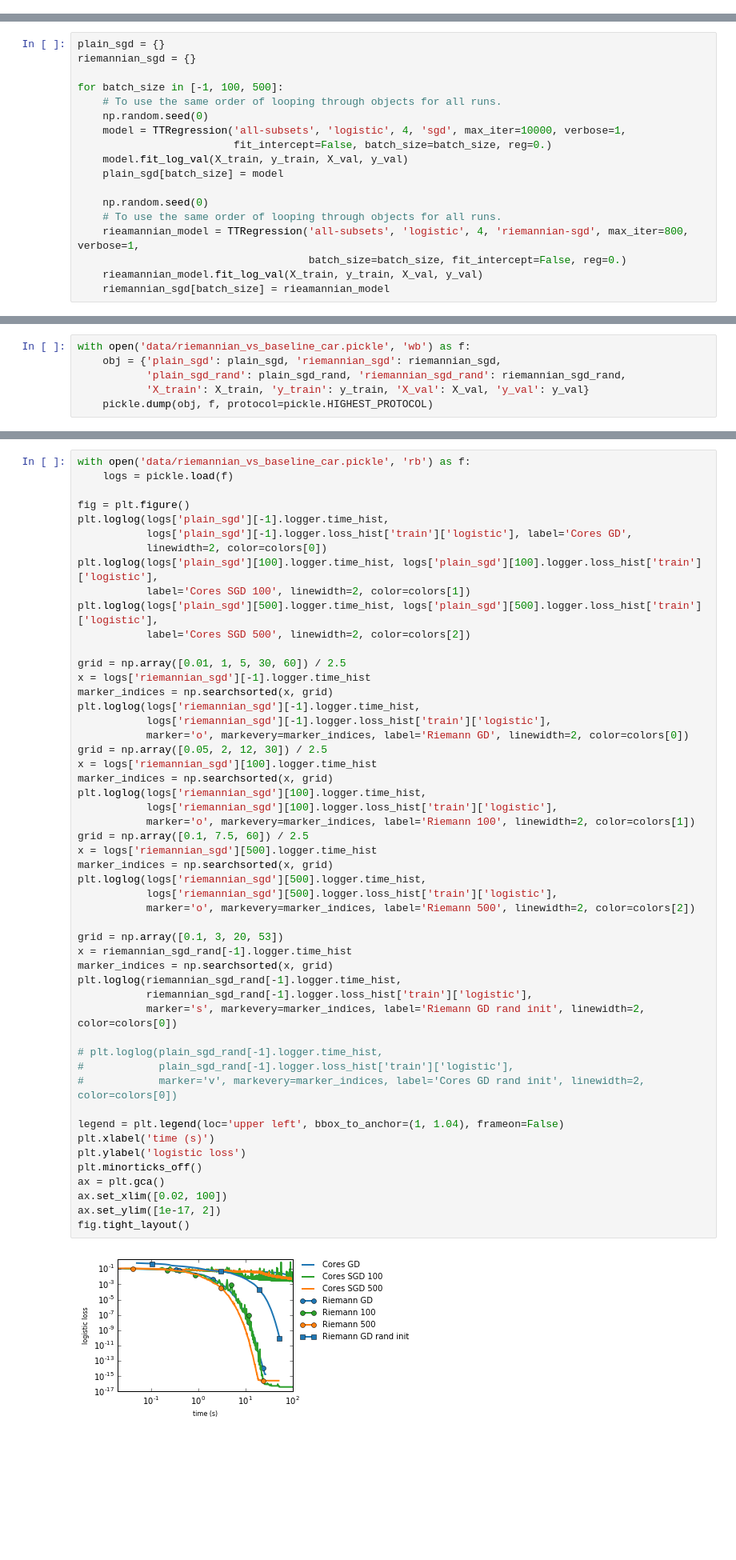
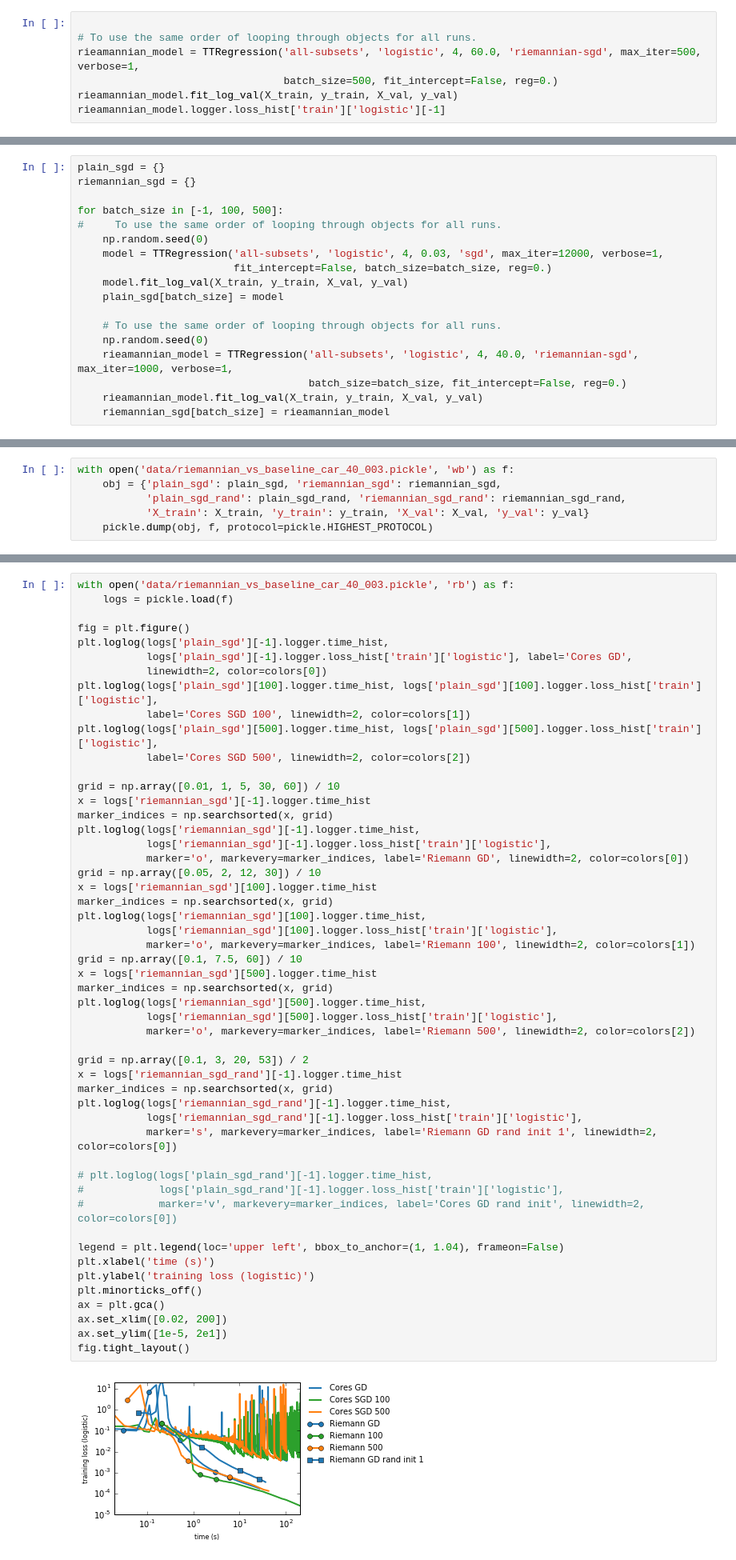
Before and after one commit to Bihaqo/exp-machines, a Jupyter notebook: experiments/Riemannian_vs_baseline_car.ipynb, the cells around one changed output, grey strips where cells are left out. Shown at 80% size. Saved outputs shown, nothing was run; the diff lists cells and outputs as text; blank space fills up the shorter version.

Commit message:
Init new version of the riemannian comparison plots

```diff
--- a/experiments/Riemannian_vs_baseline_car.ipynb
+++ b/experiments/Riemannian_vs_baseline_car.ipynb
@@ -77,0 +208,7 @@ print(X_val.shape)
+# %%
+
+# To use the same order of looping through objects for all runs.
+rieamannian_model = TTRegression('all-subsets', 'logistic', 4, 60.0, 'riemannian-sgd', max_iter=500, verbose=1,
+                                 batch_size=500, fit_intercept=False, reg=0.)
+rieamannian_model.fit_log_val(X_train, y_train, X_val, y_val)
+rieamannian_model.logger.loss_hist['train']['logistic'][-1]
@@ -80,16 +224,16 @@ plain_sgd = {}
 riemannian_sgd = {}
 
 for batch_size in [-1, 100, 500]:
-    # To use the same order of looping through objects for all runs.
+#     To use the same order of looping through objects for all runs.
     np.random.seed(0)
-    model = TTRegression('all-subsets', 'logistic', 4, 'sgd', max_iter=10000, verbose=1,
+    model = TTRegression('all-subsets', 'logistic', 4, 0.03, 'sgd', max_iter=12000, verbose=1,
                          fit_intercept=False, batch_size=batch_size, reg=0.)
     model.fit_log_val(X_train, y_train, X_val, y_val)
     plain_sgd[batch_size] = model
 
+    # To use the same order of looping through objects for all runs.
     np.random.seed(0)
-    # To use the same order of looping through objects for all runs.
-    rieamannian_model = TTRegression('all-subsets', 'logistic', 4, 'riemannian-sgd', max_iter=800, verbose=1,
+    rieamannian_model = TTRegression('all-subsets', 'logistic', 4, 40.0, 'riemannian-sgd', max_iter=1000, verbose=1,
                                      batch_size=batch_size, fit_intercept=False, reg=0.)
     rieamannian_model.fit_log_val(X_train, y_train, X_val, y_val)
     riemannian_sgd[batch_size] = rieamannian_model
@@ -123,7 +294,7 @@ riemannian_sgd_rand[batch_size] = riemannian_model_rand
 # %% [markdown]
 # Save
 # %%
-with open('data/riemannian_vs_baseline_car.pickle', 'wb') as f:
+with open('data/riemannian_vs_baseline_car_40_003.pickle', 'wb') as f:
     obj = {'plain_sgd': plain_sgd, 'riemannian_sgd': riemannian_sgd,
            'plain_sgd_rand': plain_sgd_rand, 'riemannian_sgd_rand': riemannian_sgd_rand,
            'X_train': X_train, 'y_train': y_train, 'X_val': X_val, 'y_val': y_val}
@@ -149,7 +320,7 @@ for i in range(len(colors)):
     r, g, b = colors[i]
     colors[i] = (r / 255., g / 255., b / 255.)
 # %%
-with open('data/riemannian_vs_baseline_car.pickle', 'rb') as f:
+with open('data/riemannian_vs_baseline_car_40_003.pickle', 'rb') as f:
     logs = pickle.load(f)
 
 fig = plt.figure()
@@ -160,47 +331,47 @@ plt.loglog(logs['plain_sgd'][100].logger.time_hist, logs['plain_sgd'][100].logge
            label='Cores SGD 100', linewidth=2, color=colors[1])
 plt.loglog(logs['plain_sgd'][500].logger.time_hist, logs['plain_sgd'][500].logger.loss_hist['train']['logistic'],
            label='Cores SGD 500', linewidth=2, color=colors[2])
 
-grid = np.array([0.01, 1, 5, 30, 60]) / 2.5
+grid = np.array([0.01, 1, 5, 30, 60]) / 10
 x = logs['riemannian_sgd'][-1].logger.time_hist
 marker_indices = np.searchsorted(x, grid)
 plt.loglog(logs['riemannian_sgd'][-1].logger.time_hist,
            logs['riemannian_sgd'][-1].logger.loss_hist['train']['logistic'],
            marker='o', markevery=marker_indices, label='Riemann GD', linewidth=2, color=colors[0])
-grid = np.array([0.05, 2, 12, 30]) / 2.5
+grid = np.array([0.05, 2, 12, 30]) / 10
 x = logs['riemannian_sgd'][100].logger.time_hist
 marker_indices = np.searchsorted(x, grid)
 plt.loglog(logs['riemannian_sgd'][100].logger.time_hist,
            logs['riemannian_sgd'][100].logger.loss_hist['train']['logistic'],
            marker='o', markevery=marker_indices, label='Riemann 100', linewidth=2, color=colors[1])
-grid = np.array([0.1, 7.5, 60]) / 2.5
+grid = np.array([0.1, 7.5, 60]) / 10
 x = logs['riemannian_sgd'][500].logger.time_hist
 marker_indices = np.searchsorted(x, grid)
 plt.loglog(logs['riemannian_sgd'][500].logger.time_hist,
            logs['riemannian_sgd'][500].logger.loss_hist['train']['logistic'],
            marker='o', markevery=marker_indices, label='Riemann 500', linewidth=2, color=colors[2])
 
-grid = np.array([0.1, 3, 20, 53])
-x = riemannian_sgd_rand[-1].logger.time_hist
+grid = np.array([0.1, 3, 20, 53]) / 2
+x = logs['riemannian_sgd_rand'][-1].logger.time_hist
 marker_indices = np.searchsorted(x, grid)
-plt.loglog(riemannian_sgd_rand[-1].logger.time_hist,
-           riemannian_sgd_rand[-1].logger.loss_hist['train']['logistic'],
-           marker='s', markevery=marker_indices, label='Riemann GD rand init', linewidth=2, color=colors[0])
+plt.loglog(logs['riemannian_sgd_rand'][-1].logger.time_hist,
+           logs['riemannian_sgd_rand'][-1].logger.loss_hist['train']['logistic'],
+           marker='s', markevery=marker_indices, label='Riemann GD rand init 1', linewidth=2, color=colors[0])
 
-# plt.loglog(plain_sgd_rand[-1].logger.time_hist,
-#            plain_sgd_rand[-1].logger.loss_hist['train']['logistic'],
+# plt.loglog(logs['plain_sgd_rand'][-1].logger.time_hist,
+#            logs['plain_sgd_rand'][-1].logger.loss_hist['train']['logistic'],
 #            marker='v', markevery=marker_indices, label='Cores GD rand init', linewidth=2, color=colors[0])
 
 legend = plt.legend(loc='upper left', bbox_to_anchor=(1, 1.04), frameon=False)
 plt.xlabel('time (s)')
-plt.ylabel('logistic loss')
+plt.ylabel('training loss (logistic)')
 plt.minorticks_off()
 ax = plt.gca()
-ax.set_xlim([0.02, 100])
-ax.set_ylim([1e-17, 2])
+ax.set_xlim([0.02, 200])
+ax.set_ylim([1e-5, 2e1])
 fig.tight_layout()
 # %% [output]
-[figure, old version]
+[figure, new version]
 # %%
 fig.savefig('data/riemannian_vs_plain_car_train.pdf', bbox_extra_artists=(legend,), bbox_inches='tight')
 # %% [markdown]
```
Also changed, not shown: parts of 20 cells of this notebook, 1 other file.
